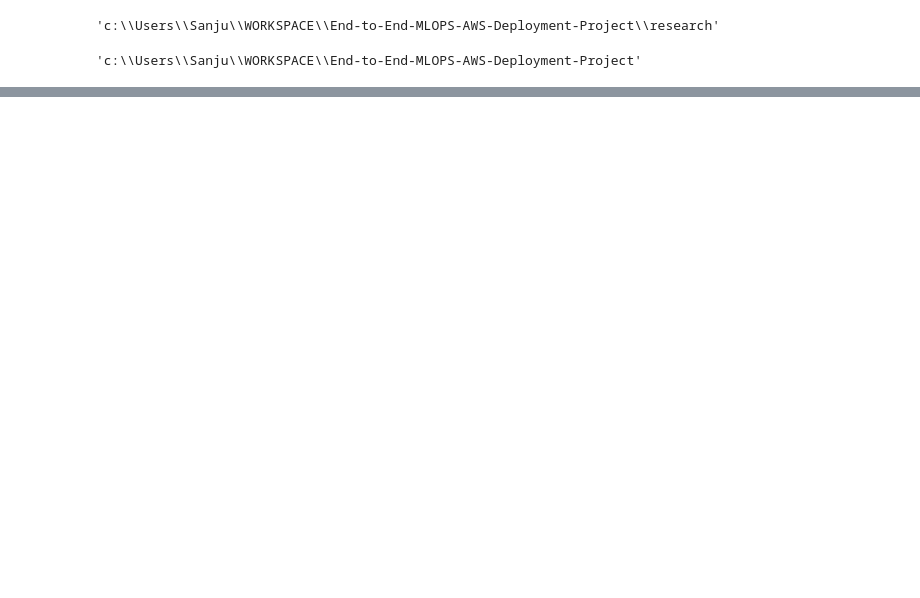
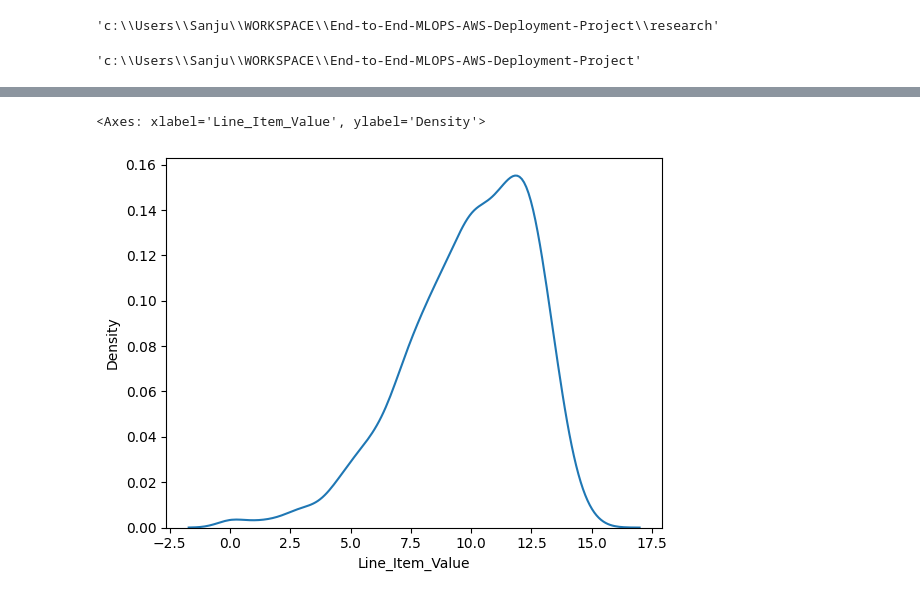
Before and after one commit to SanjuShusanth/End-to-End-MLOPS-AWS-Deployment-Project, a Jupyter notebook: research/04_Model_trainer.ipynb, the cells around one changed output, grey strips where cells are left out. Saved outputs shown, nothing was run; the diff lists cells and outputs as text; code cells hidden in the pictures; blank space fills up the shorter version.

```diff
--- a/research/04_Model_trainer.ipynb
+++ b/research/04_Model_trainer.ipynb
@@ -128,0 +167,5 @@ array([282838.22], dtype=float32)
+# %%
+sns.kdeplot(f['Line_Item_Value'])
+# %% [output]
+<Axes: xlabel='Line_Item_Value', ylabel='Density'>
+[figure, added]
```
Also changed, not shown: parts of 9 cells of this notebook, 13 other files.
